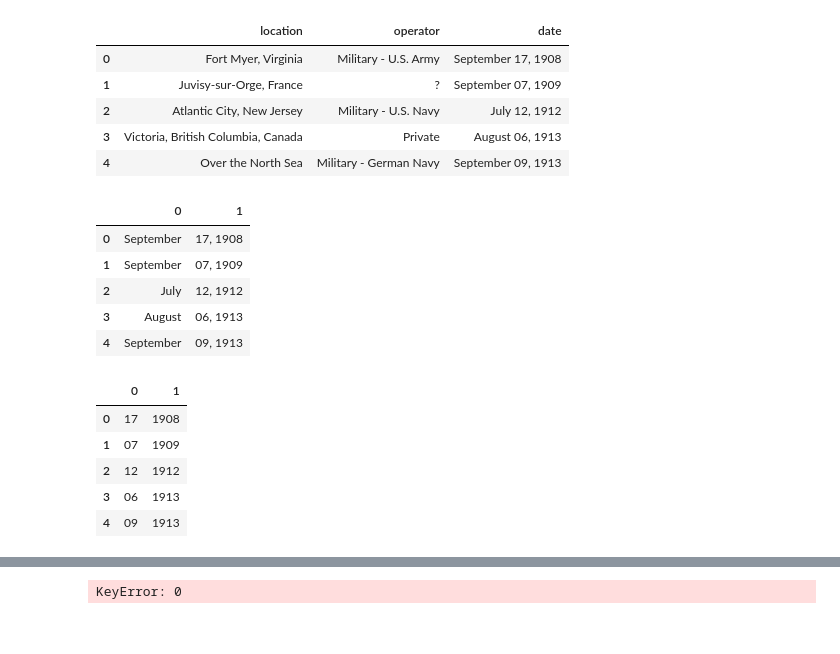
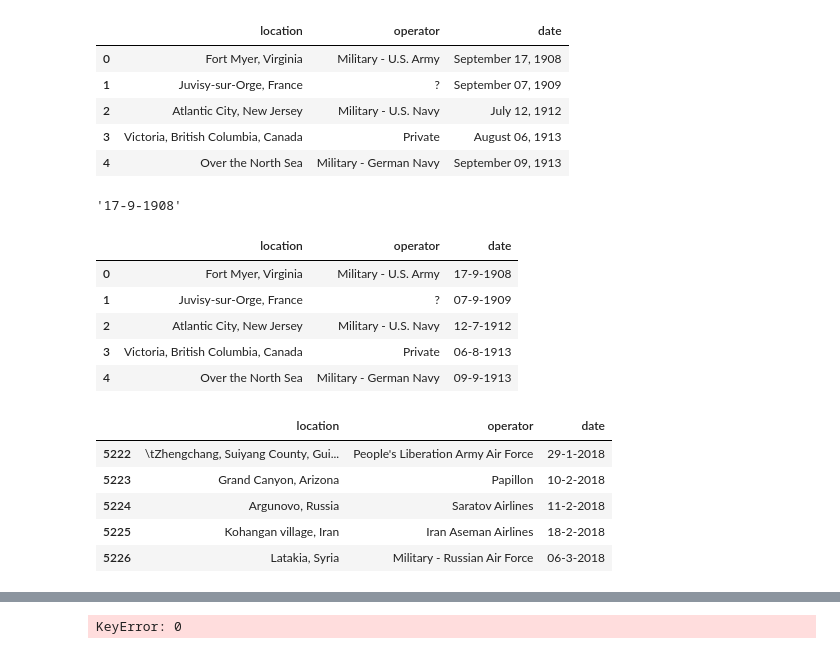
Before and after one commit to Mgraciaverdura/data-analysis-pipeline, a Jupyter notebook: brouillon3.py.ipynb, the cells around one changed output, grey strips where cells are left out. Cells and saved outputs as stored; diff of their text form; code cells hidden in the pictures.

```diff
--- a/brouillon3.py.ipynb
+++ b/brouillon3.py.ipynb
@@ -35,24 +35,3 @@ crash.head()
 | 2 | Atlantic City, New Jersey | Military - U.S. Navy | July 12, 1912 |
 | 3 | Victoria, British Columbia, Canada | Private | August 06, 1913 |
 | 4 | Over the North Sea | Military - German Navy | September 09, 1913 |
-# %%
-crash = crash["date"].str.split(" ", n = 1, expand = True)
-crash1 = crash[1].str.split(",", n = 1, expand = True)
-# %%
-crash.head()
-# %% [output]
-|  | 0 | 1 |
-| 0 | September | 17, 1908 |
-| 1 | September | 07, 1909 |
-| 2 | July | 12, 1912 |
-| 3 | August | 06, 1913 |
-| 4 | September | 09, 1913 |
-# %%
-crash1.head()
-# %% [output]
-|  | 0 | 1 |
-| 0 | 17 | 1908 |
-| 1 | 07 | 1909 |
-| 2 | 12 | 1912 |
-| 3 | 06 | 1913 |
-| 4 | 09 | 1913 |
@@ -58,0 +44,42 @@ crash1.head()
+# %%
+def date_clean(x):
+    try:
+
+        months = {"January":1, "February":2, "March":3, "April":4, "May":5, "Jun":6, "July":7, "August":8, "September":9, "October":10, "November":11, "December":12}
+
+        for month, numero in months.items():
+            if month in x:
+                m = numero
+
+        a = x.split(",")
+        dia = a[0].split()[1]
+        año = a[1].split()[0]
+
+        return '{}-{}-{}'.format(dia, m, año)
+    except:
+        return None
+# %%
+date_clean('September 17, 1908')
+# %% [output]
+'17-9-1908'
+# %%
+crash.date = crash.date.apply(date_clean)
+crash.head()
+# %% [output]
+|  | location | operator | date |
+| 0 | Fort Myer, Virginia | Military - U.S. Army | 17-9-1908 |
+| 1 | Juvisy-sur-Orge, France | ? | 07-9-1909 |
+| 2 | Atlantic City, New Jersey | Military - U.S. Navy | 12-7-1912 |
+| 3 | Victoria, British Columbia, Canada | Private | 06-8-1913 |
+| 4 | Over the North Sea | Military - German Navy | 09-9-1913 |
+# %%
+crash = crash[crash['date'].str.contains('2018')]
+crash.head()
+#df[df['ids'].str.contains("ball")]
+# %% [output]
+|  | location | operator | date |
+| 5222 | \tZhengchang, Suiyang County, Gui... | People's Liberation Army Air Force | 29-1-2018 |
+| 5223 | Grand Canyon, Arizona | Papillon | 10-2-2018 |
+| 5224 | Argunovo, Russia | Saratov Airlines | 11-2-2018 |
+| 5225 | Kohangan village, Iran | Iran Aseman Airlines | 18-2-2018 |
+| 5226 | Latakia, Syria | Military - Russian Air Force | 06-3-2018 |
```
Also changed, not shown: parts of 11 cells of this notebook, 3 other files.
